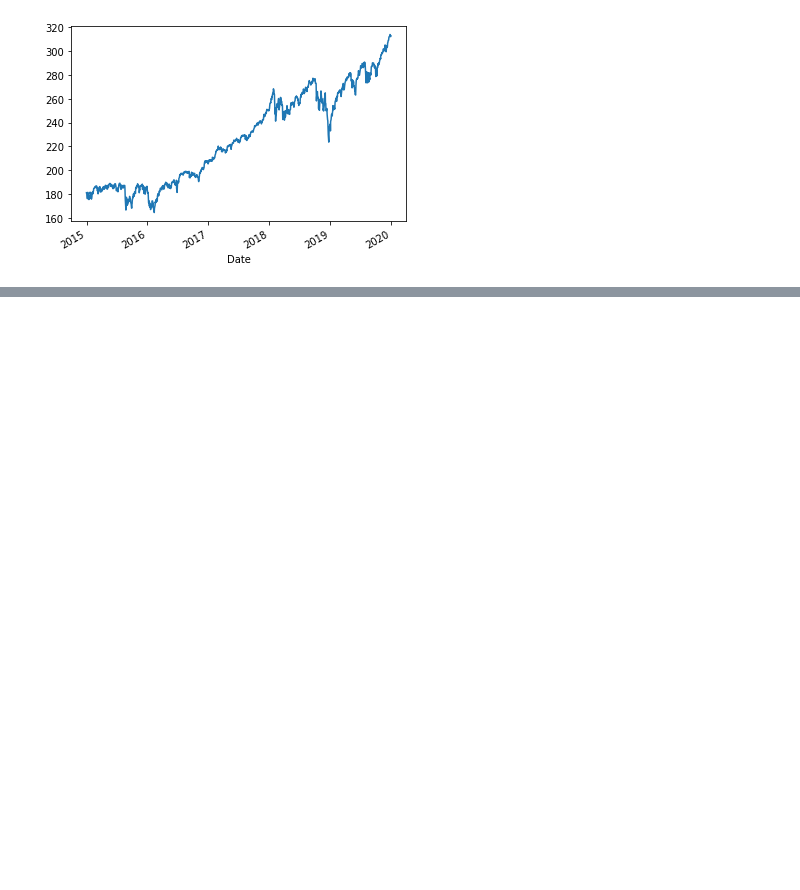
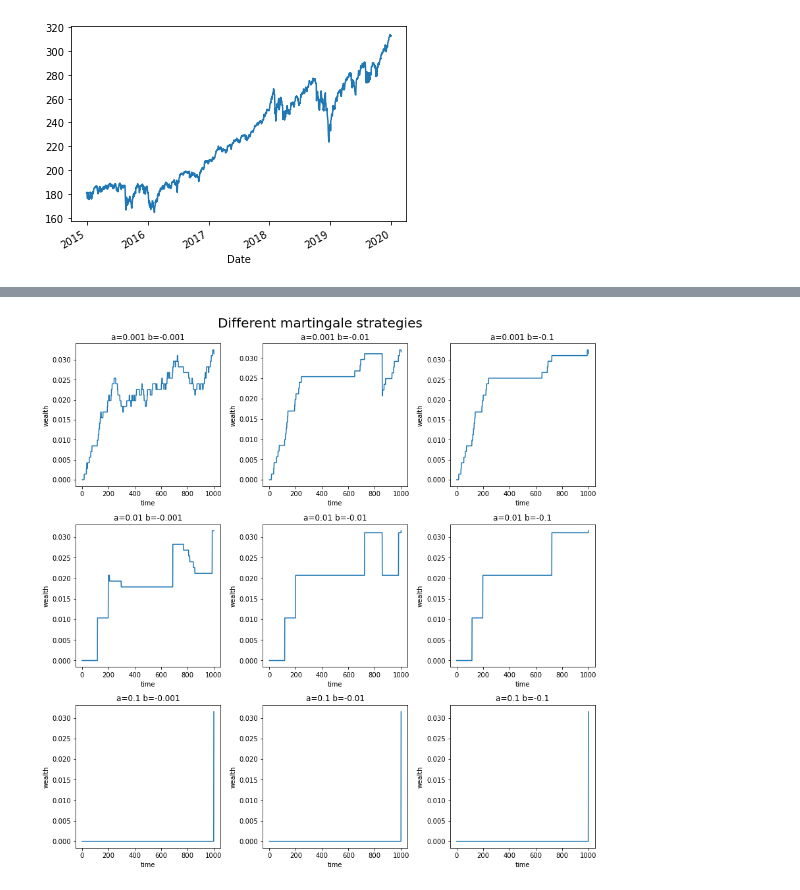
Before and after one commit to hbenedek/epfl-stochastic, a Jupyter notebook: ps5/trading.ipynb, the cells around one changed output, grey strips where cells are left out. Saved outputs shown, nothing was run; the diff lists cells and outputs as text; code cells hidden in the pictures; blank space fills up the shorter version.

```diff
--- a/ps5/trading.ipynb
+++ b/ps5/trading.ipynb
@@ -51,0 +53,41 @@ def martingale_strategy(wealth, a, b, horizon):
+# %%
+def martingale_strategy(price, a, b, horizon):
+    history = []
+    last_sell = 0
+    wealth = 0
+    for time in range(horizon):
+        curr_ret = np. log(price[time] / price[last_sell])
+        history.append(wealth)
+        if time>0:
+
+        # case: a
+            if curr_ret >= a:
+                wealth += curr_ret
+                last_sell = time
+
+        # case: b
+            elif curr_ret <= b:
+                wealth += curr_ret
+                last_sell = time
+
+        if time == horizon-1:
+            wealth += curr_ret
+            history.append(wealth)
+
+    return history, wealth
+# %%
+
+aandb=[(0.001,-0.001),(0.001,-0.01),(0.001,-0.1),(0.01,-0.001),(0.01,-0.01),(0.01,-0.1),(0.1,-0.001),(0.1,-0.01),(0.1,-0.1) ]
+
+fig, axs = plt.subplots(nrows=3, ncols=3, figsize=(12,12))#,sharex=True, sharey=True)
+for index in range(9):
+    hist, w = martingale_strategy(simulation, aandb[index][0], aandb[index][1], 1000)
+    axs[int((index-index%3)/3),int(index%3) ].plot(hist)
+    axs[int((index-index%3)/3),int(index%3)].set_title(f'a={(aandb[index][0])} b={aandb[index][1]}')
+    axs[int((index-index%3)/3),int(index%3)].set_xlabel('time')
+    axs[int((index-index%3)/3),int(index%3)].set_ylabel('wealth')
+
+fig.suptitle('Different martingale strategies',fontsize=20 )
+fig.tight_layout()
+# %% [output]
+[figure, added]
```
Also changed, not shown: parts of 5 cells of this notebook.
